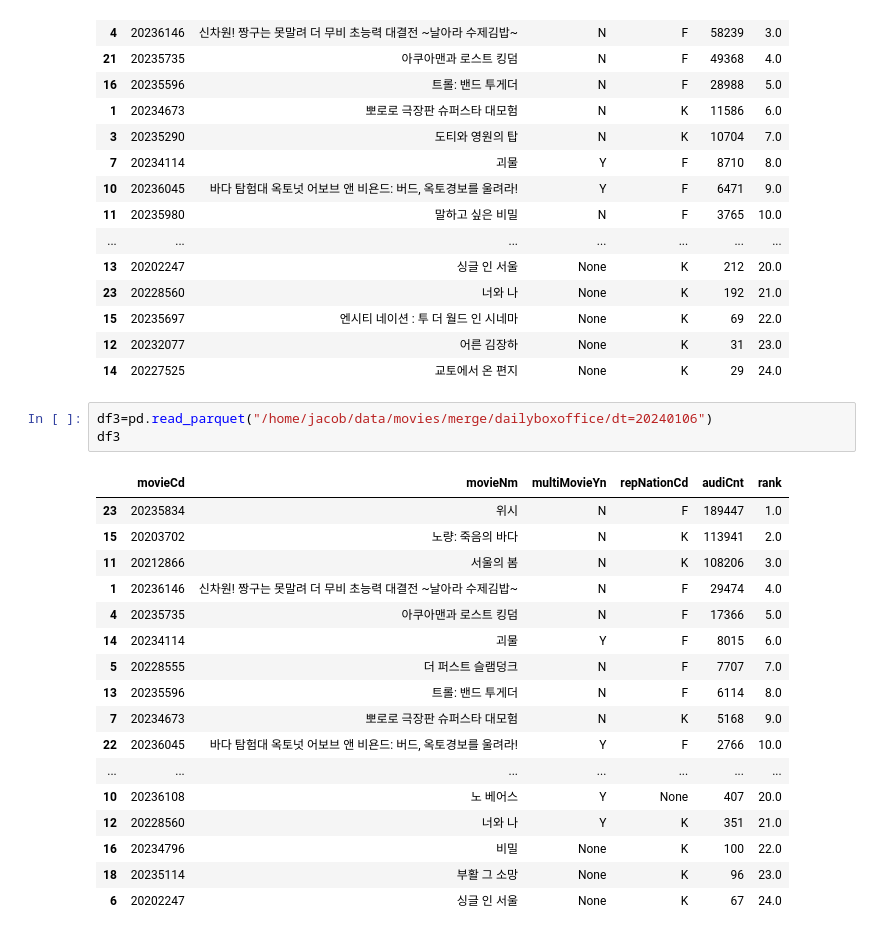
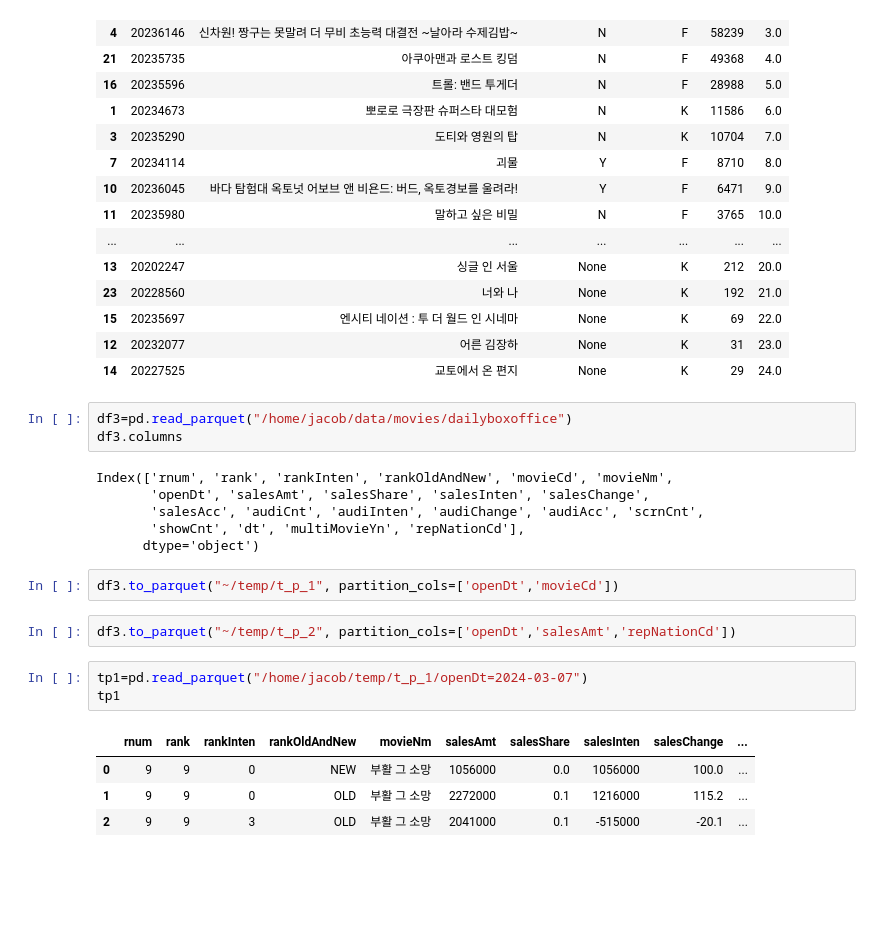
Before and after one commit to Jacob-53/movie, a Jupyter notebook: notes/Untitled.ipynb, the cells around one changed output. Saved outputs shown, nothing was run; the diff lists cells and outputs as text; blank space fills up the shorter version.

```diff
--- a/notes/Untitled.ipynb
+++ b/notes/Untitled.ipynb
@@ -101,23 +101,23 @@ df2
 | 12 | 20232077 | 어른 김장하 | None | K | 31 | 23.0 |
 | 14 | 20227525 | 교토에서 온 편지 | None | K | 29 | 24.0 |
 # %%
-df3=pd.read_parquet("/home/jacob/data/movies/merge/dailyboxoffice/dt=20240106")
-df3
+df3=pd.read_parquet("/home/jacob/data/movies/dailyboxoffice")
+df3.columns
 # %% [output]
-|  | movieCd | movieNm | multiMovieYn | repNationCd | audiCnt | rank |
-| 23 | 20235834 | 위시 | N | F | 189447 | 1.0 |
-| 15 | 20203702 | 노량: 죽음의 바다 | N | K | 113941 | 2.0 |
-| 11 | 20212866 | 서울의 봄 | N | K | 108206 | 3.0 |
-| 1 | 20236146 | 신차원! 짱구는 못말려 더 무비 초능력 대결전 ~날아라 수제김밥~ | N | F | 29474 | 4.0 |
-| 4 | 20235735 | 아쿠아맨과 로스트 킹덤 | N | F | 17366 | 5.0 |
-| 14 | 20234114 | 괴물 | Y | F | 8015 | 6.0 |
-| 5 | 20228555 | 더 퍼스트 슬램덩크 | N | F | 7707 | 7.0 |
-| 13 | 20235596 | 트롤: 밴드 투게더 | N | F | 6114 | 8.0 |
-| 7 | 20234673 | 뽀로로 극장판 슈퍼스타 대모험 | N | K | 5168 | 9.0 |
-| 22 | 20236045 | 바다 탐험대 옥토넛 어보브 앤 비욘드: 버드, 옥토경보를 울려라! | Y | F | 2766 | 10.0 |
-| ... | ... | ... | ... | ... | ... | ... |
-| 10 | 20236108 | 노 베어스 | Y | None | 407 | 20.0 |
-| 12 | 20228560 | 너와 나 | Y | K | 351 | 21.0 |
-| 16 | 20234796 | 비밀 | None | K | 100 | 22.0 |
-| 18 | 20235114 | 부활 그 소망 | None | K | 96 | 23.0 |
-| 6 | 20202247 | 싱글 인 서울 | None | K | 67 | 24.0 |
+Index(['rnum', 'rank', 'rankInten', 'rankOldAndNew', 'movieCd', 'movieNm',
+       'openDt', 'salesAmt', 'salesShare', 'salesInten', 'salesChange',
+       'salesAcc', 'audiCnt', 'audiInten', 'audiChange', 'audiAcc', 'scrnCnt',
+       'showCnt', 'dt', 'multiMovieYn', 'repNationCd'],
+      dtype='object')
+# %%
+df3.to_parquet("~/temp/t_p_1", partition_cols=['openDt','movieCd'])
+# %%
+df3.to_parquet("~/temp/t_p_2", partition_cols=['openDt','salesAmt','repNationCd'])
+# %%
+tp1=pd.read_parquet("/home/jacob/temp/t_p_1/openDt=2024-03-07")
+tp1
+# %% [output]
+|  | rnum | rank | rankInten | rankOldAndNew | movieNm | salesAmt | salesShare | salesInten | salesChange | ... |
+| 0 | 9 | 9 | 0 | NEW | 부활 그 소망 | 1056000 | 0.0 | 1056000 | 100.0 | ... |
+| 1 | 9 | 9 | 0 | OLD | 부활 그 소망 | 2272000 | 0.1 | 1216000 | 115.2 | ... |
+| 2 | 9 | 9 | 3 | OLD | 부활 그 소망 | 2041000 | 0.1 | -515000 | -20.1 | ... |
```
Also changed, not shown: parts of 1 cell of this notebook, 1 other file.
